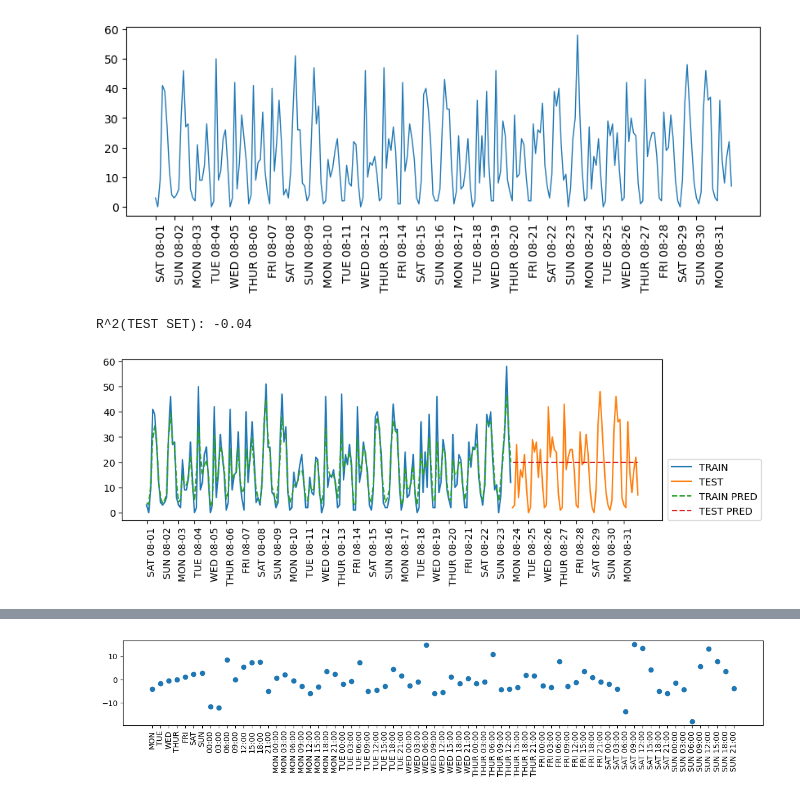
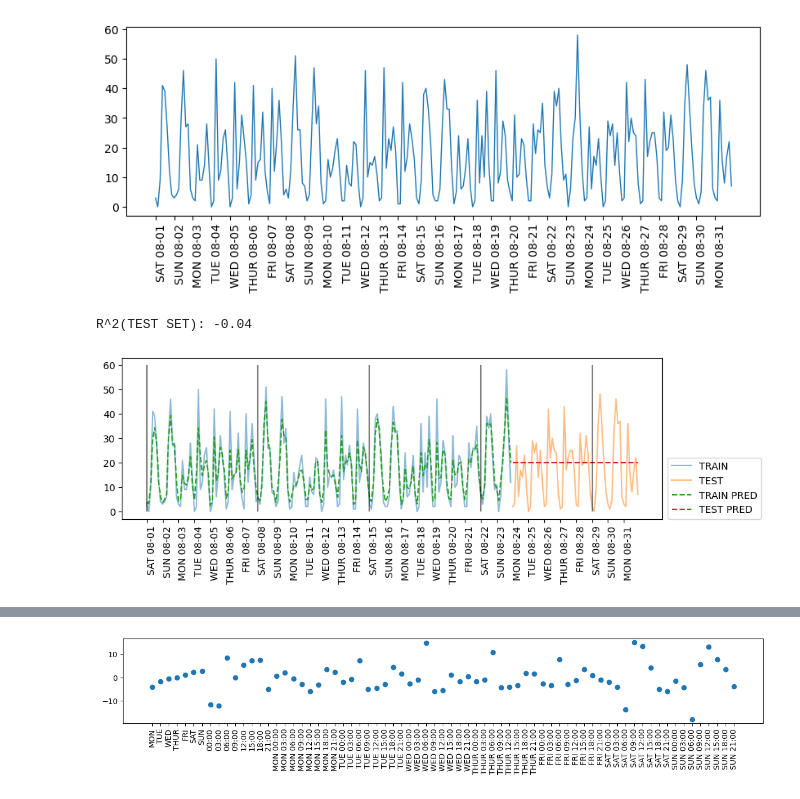
Before and after one commit to davidptuackr/ppb, a Jupyter notebook: 04_특성공학.ipynb, the cells around one changed output, grey strips where cells are left out. Drawn from its saved outputs; the diff is of its cells as text; code cells hidden in the pictures.

```diff
--- a/04_특성공학.ipynb
+++ b/04_특성공학.ipynb
@@ -1160,15 +1260,25 @@ def eval_on_features(features, target, regressor):
 
     plt.xticks(range(0, len(X), 8), xticks_name, rotation=90, ha='left')
 
-    plt.plot(range(n_train), y_train, label='TRAIN')
-    plt.plot(range(n_train, len(y_test) + n_train), y_test, '-', label='TEST')
+    plt.plot(range(n_train), y_train, label='TRAIN', alpha=0.5)
+    plt.plot(range(n_train, len(y_test) + n_train), y_test, '-', label='TEST', alpha=0.5)
     plt.plot(range(n_train), y_pred_train, '--', label='TRAIN PRED')
     plt.plot(range(n_train, len(y_test) + n_train), y_pred, '--', label='TEST PRED')
 
+    plt.vlines(range(0, len(features), 7*8), 0, 60, 'k', alpha=0.5)
+
     plt.legend(loc=(1.01, 0))
 # %%
+"""
+    랜덤 포레스트를 POSIX 시간을 가진 데이터에 적용했을 때의 결과
+        >>> 트리 기반 모델은 외삽이 불가능하기 때문에 결과가 다음과 같음
+        >>> 훈련 세트 바깥의 데이터에 대해선 예측 불가
+
+    *** POSIX time: 1970-01-01 00:00:00로부터 경과한 시간을 초로 나타낸 것 >>> 기준일로부터 ~초 경과
+"""
+
 regressor = RandomForestRegressor(n_estimators=100, random_state=0)
 eval_on_features(X, y, regressor)
 # %% [output]
 R^2(TEST SET): -0.04
-[figure, old version]
+[figure, new version]
```
Also changed, not shown: parts of 40 cells of this notebook.
